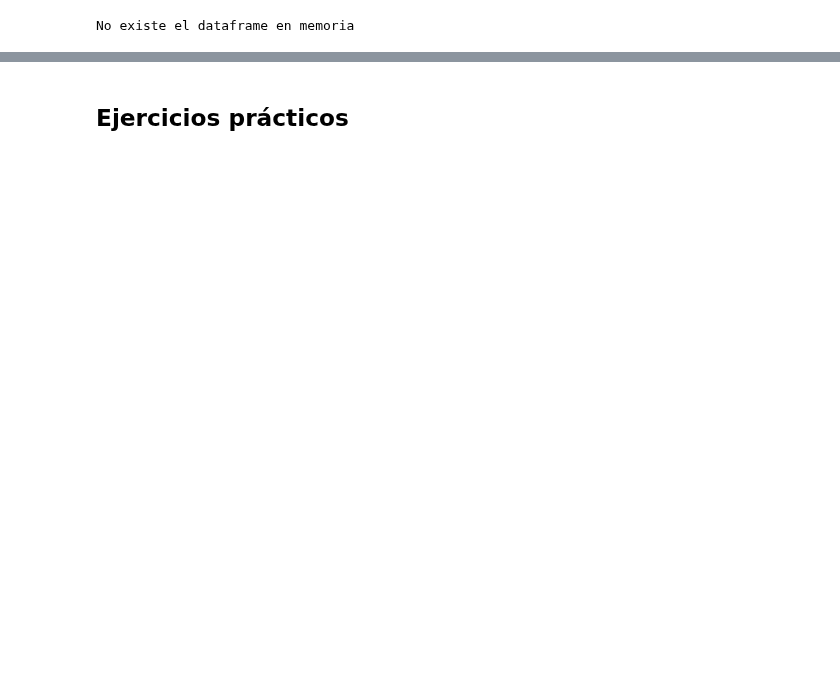
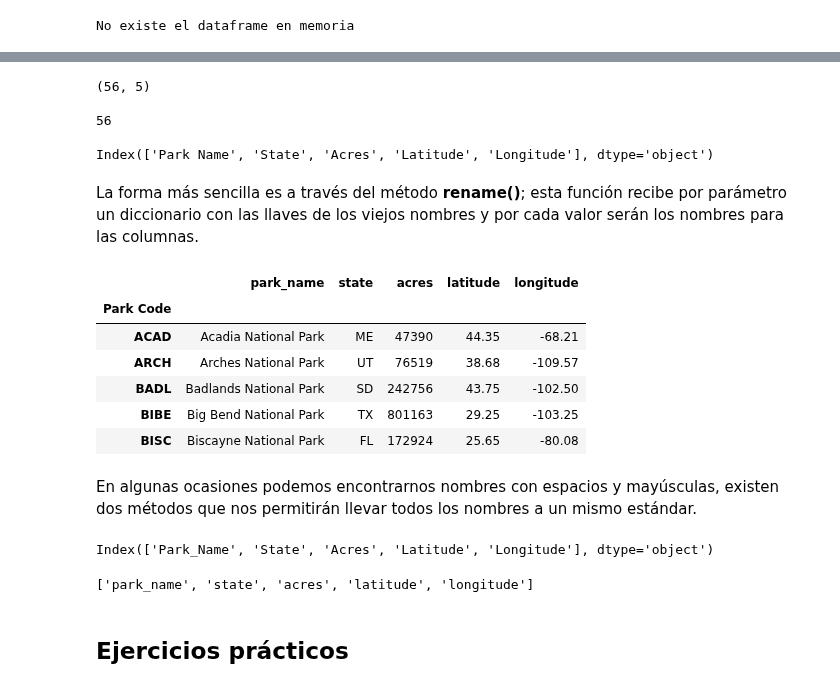
Before and after one commit to vinalyan/Data-Science, a Jupyter notebook: My Courses/EDA/Python/Estructuras_datos.ipynb, the cells around one changed output, grey strips where cells are left out. Cells and saved outputs as stored; diff of their text form; code cells hidden in the pictures; blank space fills up the shorter version.

```diff
--- a/My Courses/EDA/Python/Estructuras_datos.ipynb
+++ b/My Courses/EDA/Python/Estructuras_datos.ipynb
@@ -352,0 +405,3 @@ No existe el dataframe en memoria
+# %%
+df_park = pd.read_csv('https://raw.githubusercontent.com/urcuqui/Data-Science/master/datasets/parks.csv', index_col=['Park Code'], encoding='utf-8')
+df_park.info()
@@ -353,2 +419,38 @@ No existe el dataframe en memoria
+# %%
+print(df_park.shape)
+print("")
+print(len(df_park))
+print("")
+print(df_park.columns)
+# %% [output]
+(56, 5)
+
+56
+
+Index(['Park Name', 'State', 'Acres', 'Latitude', 'Longitude'], dtype='object')
+# %% [markdown]
+La forma más sencilla es a través del método **rename()**; esta función recibe por parámetro un diccionario con las llaves de los viejos nombres y por cada valor serán los nombres para las columnas.
+# %%
+df_park.rename({'Park Name': 'park_name', 'State': 'state', 'Acres': 'acres', 'Latitude': 'latitude',
+                'Longitude': 'longitude'}, axis='columns').copy().head()
+# %% [output]
+|  | park_name | state | acres | latitude | longitude |
+| Park Code |  |  |  |  |  |
+| ACAD | Acadia National Park | ME | 47390 | 44.35 | -68.21 |
+| ARCH | Arches National Park | UT | 76519 | 38.68 | -109.57 |
+| BADL | Badlands National Park | SD | 242756 | 43.75 | -102.50 |
+| BIBE | Big Bend National Park | TX | 801163 | 29.25 | -103.25 |
+| BISC | Biscayne National Park | FL | 172924 | 25.65 | -80.08 |
+# %% [markdown]
+En algunas ocasiones podemos encontrarnos nombres con espacios y mayúsculas, existen dos métodos que nos permitirán llevar todos los nombres a un mismo estándar.
+# %%
+df_park.columns.str.replace(' ', '_')
+# %% [output]
+Index(['Park_Name', 'State', 'Acres', 'Latitude', 'Longitude'], dtype='object')
+# %%
+# obtenemos cada nombre en un repetitiva y a este le aplicamos el reemplazo y el lower
+[col.replace(' ', '_').lower() for col in df_park.columns]
+# %% [output]
+['park_name', 'state', 'acres', 'latitude', 'longitude']
 # %% [markdown]
 ## Ejercicios prácticos
```
Also changed, not shown: parts of 9 cells of this notebook.
